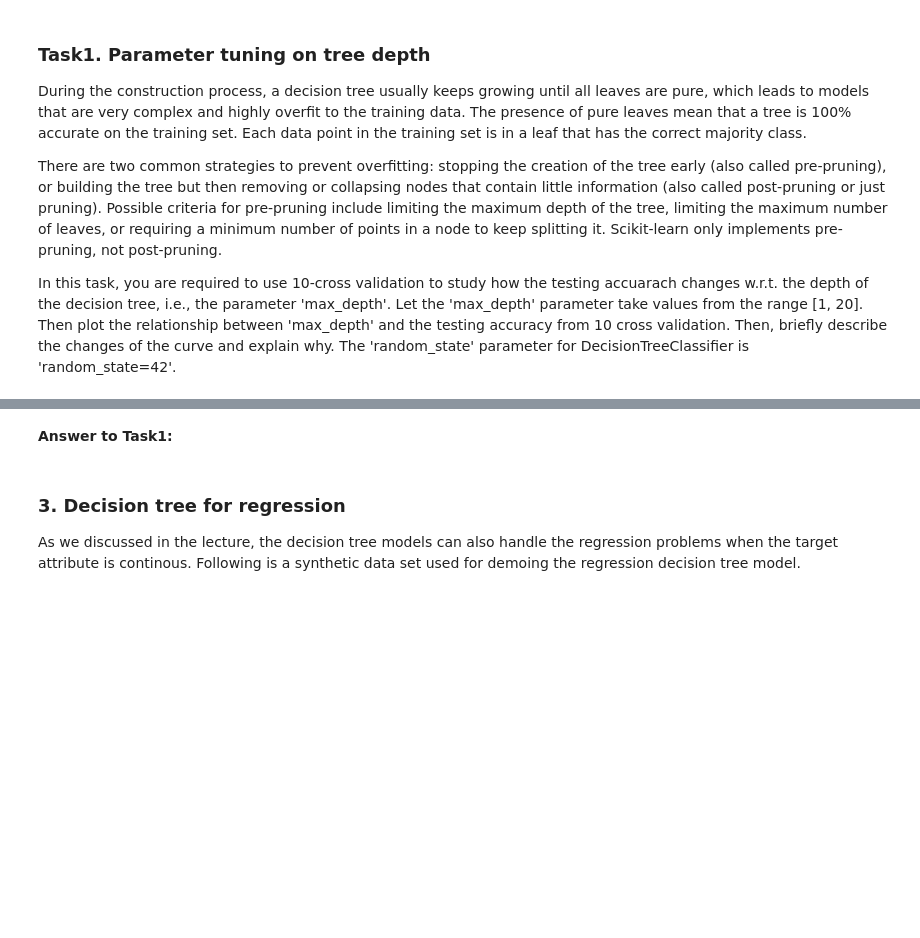
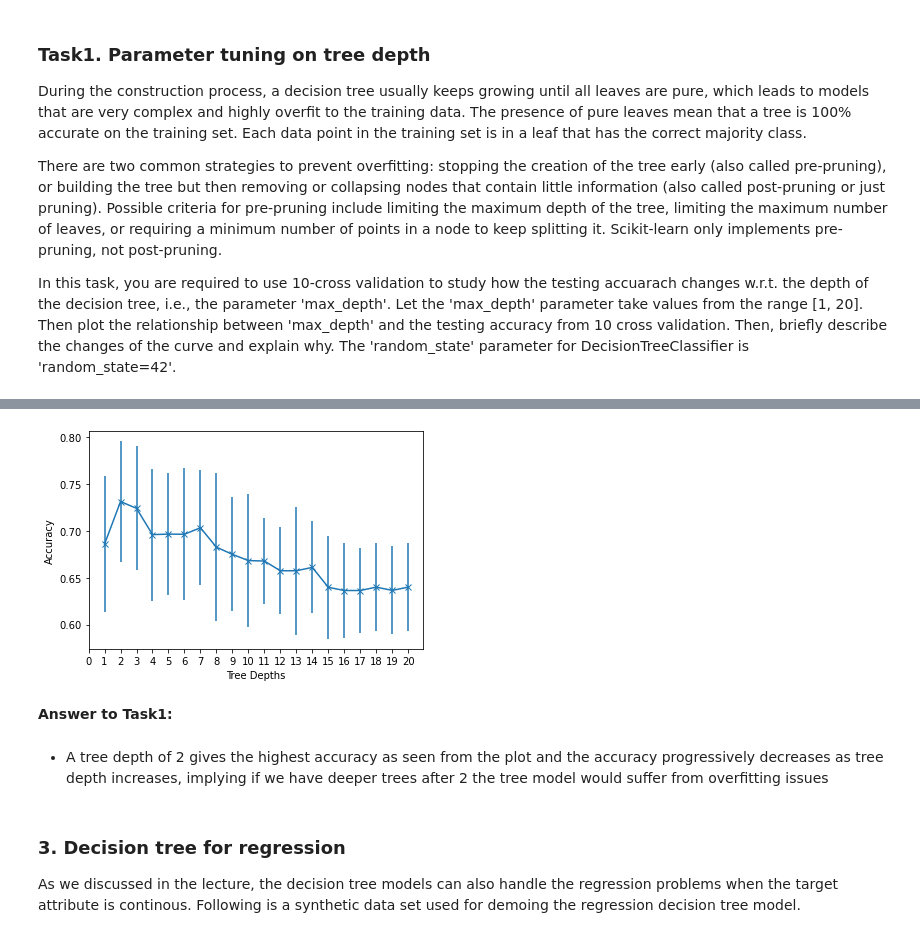
Before and after one commit to wonke2/Data-Science-Workshops, a Jupyter notebook: Practical-Week-12_Decision-Trees.ipynb, the cells around one changed output, grey strips where cells are left out. Drawn from its saved outputs; the diff is of its cells as text; code cells hidden in the pictures; blank space fills up the shorter version.

```diff
--- a/Practical-Week-12_Decision-Trees.ipynb
+++ b/Practical-Week-12_Decision-Trees.ipynb
@@ -203,3 +207,15 @@ In this task, you are required to use 10-cross validation to study how the testi
 # %%
 # Your code here ...
 # For each tree depth, we use 10-fold cross validation to report the testing accuracy.
+cv_scores = []
+cv_scores_std = []
+
+depths = range(1, 21)
+
+for i in depths:
+    clf_dtc = DecisionTreeClassifier(max_depth=i, random_state=42)
+
+    scores = cross_val_score(clf_dtc, X, y, scoring='accuracy', cv=KFold(n_splits=10, shuffle=True, random_state=42))
+
+    cv_scores.append(scores.mean())
+    cv_scores_std.append(scores.std())
@@ -209,5 +245,17 @@ In this task, you are required to use 10-cross validation to study how the testi
+# %%
+# Your code here ...
+# Plot the relationship
+plt.errorbar(depths, cv_scores, yerr=cv_scores_std, marker='x')
+plt.xlabel('Tree Depths')
+plt.xticks(np.arange(0, 21, step = 1))
+plt.ylabel('Accuracy')
+plt.show()
+# %% [output]
+[figure, added]
 # %% [markdown]
 **Answer to Task1:**
+# %% [markdown]
+* A tree depth of 2 gives the highest accuracy as seen from the plot and the accuracy progressively decreases as tree depth increases, implying if we have deeper trees after 2 the tree model would suffer from overfitting issues
 # %% [markdown]
 ### 3. Decision tree for regression
 As we discussed in the lecture, the decision tree models can also handle the regression problems when the target attribute is continous. Following is a synthetic data set used for demoing the regression decision tree model.
```
Also changed, not shown: parts of 25 cells of this notebook.
